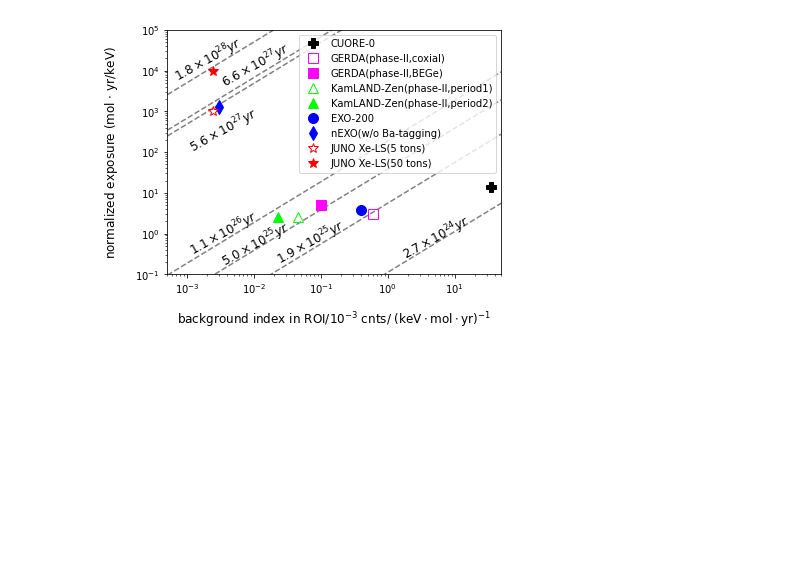
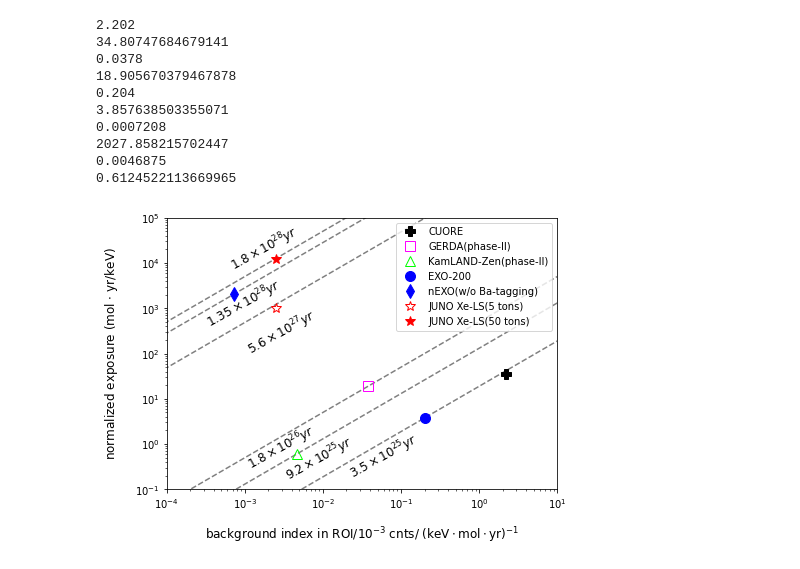
Before and after one commit to YashengFu/nEXO_plots, a Jupyter notebook: plots_scripts/NLDBD_sensitivity/NLDBD_sensitivity.ipynb, the cells around one changed output. Cells and saved outputs as stored; diff of their text form; code cells hidden in the pictures; blank space fills up the shorter version.

Commit message:
update the results of experiments

```diff
--- a/plots_scripts/NLDBD_sensitivity/NLDBD_sensitivity.ipynb
+++ b/plots_scripts/NLDBD_sensitivity/NLDBD_sensitivity.ipynb
@@ -5,47 +7,63 @@ import matplotlib.pyplot as plt
 # %%
 
-halftime_list = [1.8e28, 6.6e27, 5.6e27, 1.1e26, 5.0e25, 1.9e25, 2.7e24]
+halftime_list = [1.8e28, 1.35e28, 5.6e27, 1.8e26, 9.2e25, 3.5e25]
 N_a = 6.022e23
 alpha = 1.64 # 90%CL
 constant = np.log(2)
 
-Bi=np.arange(1e-4,50,10e-3)
+Bi=np.arange(1e-5,50,10e-3)
 
-fig = plt.figure(figsize=(6,4.5))
+fig = plt.figure(figsize=(7,5))
 ax = fig.add_subplot(1,1,1)
 
 for i in range(len(halftime_list)):
     ax.plot(Bi,pow((halftime_list[i]*alpha/(constant*N_a)),2)*Bi*1e-3,'--',color='grey')
 
 markersize_value=10
-ax.plot(35,14,'P',markersize=markersize_value,label='CUORE-0',color='black')
-ax.plot(0.6,3,'s',markersize=markersize_value,label='GERDA(phase-II,coxial)',color='fuchsia',fillstyle='none')
-ax.plot(0.1,5,'s',markersize=markersize_value,label='GERDA(phase-II,BEGe)',color='fuchsia')
-ax.plot(0.045,2.5,'^',markersize=markersize_value,label='KamLAND-Zen(phase-II,period1)',color='lime',fillstyle='none')
-ax.plot(0.023,2.5,'^',markersize=markersize_value,label='KamLAND-Zen(phase-II,period2)',color='lime')
-ax.plot(0.4,3.8,'o',markersize=markersize_value,label='EXO-200',color='blue')
-ax.plot(3e-3,1.3e3,'d',markersize=markersize_value,label='nEXO(w/o Ba-tagging)',color='blue')
+halftime_exp = {'CUORE':3.2e25,'GERDA':1.8e26,'EXO-200':3.5e25,'nEXO':1.35e28,'KamLAND-Zen':9.2e25}
+BkgIndex = {'CUORE':2.202,'GERDA':0.0378,'EXO-200':0.204,'nEXO':7.208e-4,'KamLAND-Zen':4.6875e-3}
+experiment_name = ['CUORE','GERDA','EXO-200','nEXO','KamLAND-Zen']
+exposure = {}
+for index in experiment_name:
+    exposure[index] = pow((halftime_exp[index]*alpha/(constant*N_a)),2)*BkgIndex[index]*1e-3
+    print(BkgIndex[index])
+    print(exposure[index])
+ax.plot(BkgIndex['CUORE'],exposure['CUORE'],'P',markersize=markersize_value,label='CUORE',color='black')
+ax.plot(BkgIndex['GERDA'],exposure['GERDA'],'s',markersize=markersize_value,label='GERDA(phase-II)',color='fuchsia',fillstyle='none')
+ax.plot(BkgIndex['KamLAND-Zen'],exposure['KamLAND-Zen'],'^',markersize=markersize_value,label='KamLAND-Zen(phase-II)',color='lime',fillstyle='none')
+#ax.plot(0.023,2.5,'^',markersize=markersize_value,label='KamLAND-Zen 800',color='lime')
+ax.plot(BkgIndex['EXO-200'],exposure['EXO-200'],'o',markersize=markersize_value,label='EXO-200',color='blue')
+ax.plot(BkgIndex['nEXO'],exposure['nEXO'],'d',markersize=markersize_value,label='nEXO(w/o Ba-tagging)',color='blue')
 ax.plot(2.5e-3,1e3,'*',markersize=markersize_value,label='JUNO Xe-LS(5 tons)',color='red',fillstyle='none')
-ax.plot(2.5e-3,1e4,'*',markersize=markersize_value,label='JUNO Xe-LS(50 tons)',color='red')
+ax.plot(2.5e-3,1.2e4,'*',markersize=markersize_value,label='JUNO Xe-LS(50 tons)',color='red')
 ax.legend(loc = 'upper right')
 
 rotation_value = 29
 size_value=12
-ax.text(0.6e-3,0.55e4,'$1.8\\times 10^{28}yr$',rotation=rotation_value,size=size_value)
-ax.text(3e-3,3.9e3,'$6.6\\times 10^{27}yr$',rotation=rotation_value,size=size_value)
+ax.text(0.6e-3,0.7e4,'$1.8\\times 10^{28}yr$',rotation=rotation_value,size=size_value)
+ax.text(3e-4,3.9e2,'$1.35\\times 10^{28}yr$',rotation=rotation_value,size=size_value)
 ax.text(1e-3,1e2,'$5.6\\times 10^{27}yr$',rotation=rotation_value,size=size_value)
-ax.text(1e-3,0.3,'$1.1\\times 10^{26}yr$',rotation=rotation_value,size=size_value)
-ax.text(3e-3,0.16,'$5.0\\times 10^{25}yr$',rotation=rotation_value,size=size_value)
-ax.text(0.02,0.18,'$1.9\\times 10^{25}yr$',rotation=rotation_value,size=size_value)
-ax.text(1.5,0.24,'$2.7\\times 10^{24}yr$',rotation=rotation_value,size=size_value)
+ax.text(1e-3,0.28,'$1.8\\times 10^{26}yr$',rotation=rotation_value,size=size_value)
+ax.text(3e-3,0.16,'$9.2\\times 10^{25}yr$',rotation=rotation_value,size=size_value)
+ax.text(0.02,0.18,'$3.5\\times 10^{25}yr$',rotation=rotation_value,size=size_value)
 
 
 ax.set_xlabel('background index in ROI/$10^{-3}$ cnts/ $\\rm (keV \cdot mol\cdot yr)^{-1}$',size=12,labelpad=15)
-ax.set_xlim([0.5e-3,50])
+ax.set_xlim([1e-4,10])
 ax.set_xscale('log')
 ax.set_ylabel('normalized exposure (mol $\cdot$ yr/keV)',size=12,labelpad=15)
 ax.set_ylim([0.1,1e5])
 ax.set_yscale('log')
 plt.savefig('./NLDBD_sensitivity.pdf')
 # %% [output]
+2.202
+34.80747684679141
+0.0378
+18.905670379467878
+0.204
+3.857638503355071
+0.0007208
+2027.858215702447
+0.0046875
+0.6124522113669965
-[figure, old version]
+[figure, new version]
```
Also changed, not shown: parts of 1 cell of this notebook.
